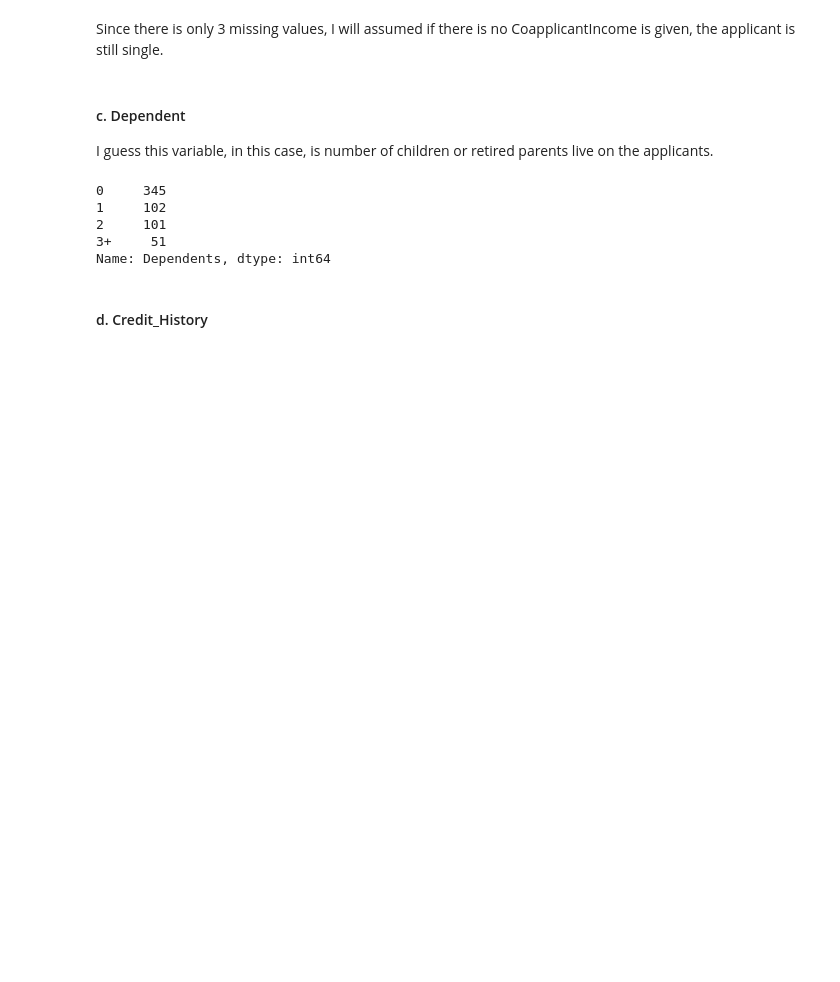
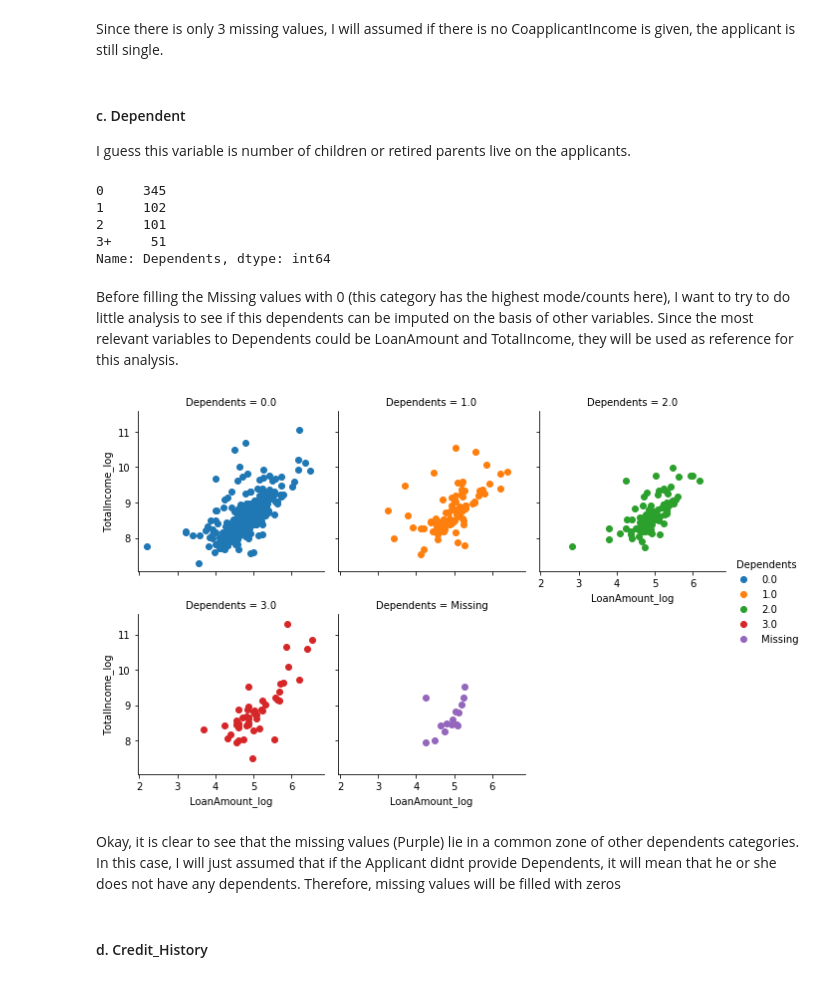
Before and after one commit to do4am/Learning, a Jupyter notebook: [DataHack] Loan Prediction/[DataHack] Loan Prediction.ipynb, the cells around one changed output. Drawn from its saved outputs; the diff is of its cells as text; code cells hidden in the pictures; blank space fills up the shorter version.

```diff
--- a/[DataHack] Loan Prediction/[DataHack] Loan Prediction.ipynb
+++ b/[DataHack] Loan Prediction/[DataHack] Loan Prediction.ipynb
@@ -564,8 +564,9 @@ Female    112
 Name: Gender, dtype: int64
 # %% [markdown]
 Since there is only 13 missing values, I will just assign them to Male - the dominant category here.
-# %%
-df_mapped['Self_Employed'].fillna('Male', inplace=True)
+# %%
+# fill Gender's missing values with Male (1.0) if there is CoapplicantIncome otherwise no (1.0)
+df_mapped['Gender'].fillna(1, inplace=True)
 # %% [markdown]
 #### b. Married
 # %% [markdown]
@@ -575,7 +577,7 @@ df_mapped['Married'].fillna(df_mapped[df_mapped['Married'].isnull()].apply(lambd
 # %% [markdown]
 #### c. Dependent
 
-I guess this variable, in this case, is number of children or retired parents live on the applicants.
+I guess this variable is number of children or retired parents live on the applicants.
 # %%
 df_mapped['Dependents'].value_counts()
 # %% [output]
@@ -584,3 +586,24 @@ df_mapped['Dependents'].value_counts()
 2     101
 3+     51
 Name: Dependents, dtype: int64
+# %% [markdown]
+Before filling the Missing values with 0 (this category has the highest mode/counts here), I want to try to do little analysis to see if this dependents can be imputed on the basis of other variables. Since the most relevant variables to Dependents could be LoanAmount and TotalIncome, they will be used as reference for this analysis.
+# %%
+# Treat the mixture between number and string in this variable
+df_mapped.replace({'Dependents' : {'0' : 0.0, '1' : 1.0, '2' : 2.0, '3+' : 3.0}}, inplace=True)
+# %%
+# Try filling NaN with something and plot Scatter plot of Dependents based on TotalIncome_log and LoanAmount_log
+include_NaN =  df_mapped[['Dependents', 'LoanAmount_log', 'TotalIncome_log', 'Property_Area']]
+fill_NaN = pd.DataFrame(include_NaN)
+fill_NaN['Dependents'].fillna('Missing', inplace=True)
+# %%
+# Plot Scatter Plot
+sns.set_stylestyle = ("whitegrid")
+sns.FacetGrid(fill_NaN, col='Dependents', hue='Dependents', col_wrap=3, height=3)\
+   .map(plt.scatter,"LoanAmount_log", "TotalIncome_log")\
+   .add_legend()
+plt.show()
+# %% [output]
+[figure, added]
+# %% [markdown]
+Okay, it is clear to see that the missing values (Purple) lie in a common zone of other dependents categories. In this case, I will just assumed that if the Applicant didnt provide Dependents, it will mean that he or she does not have any dependents. Therefore, missing values will be filled with zeros
```
Also changed, not shown: parts of 46 cells of this notebook, 1 other file.
